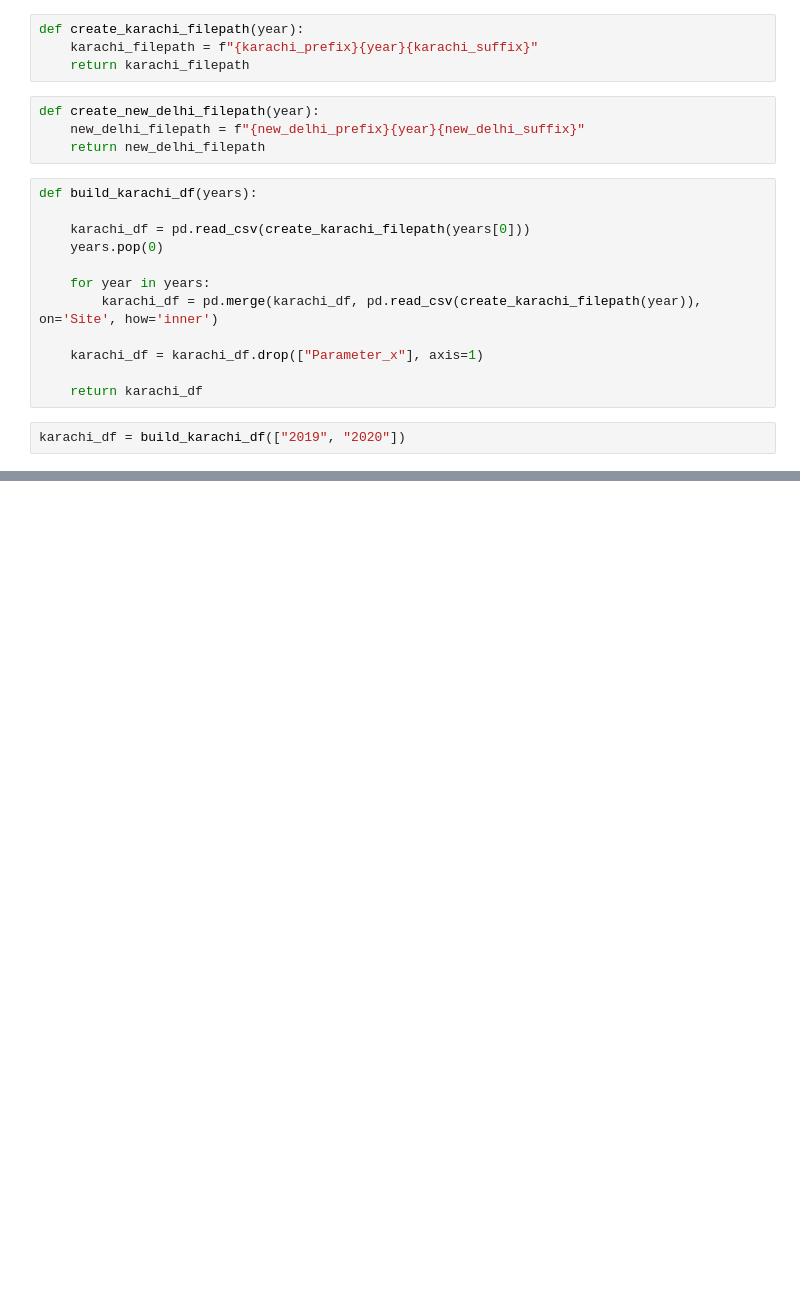
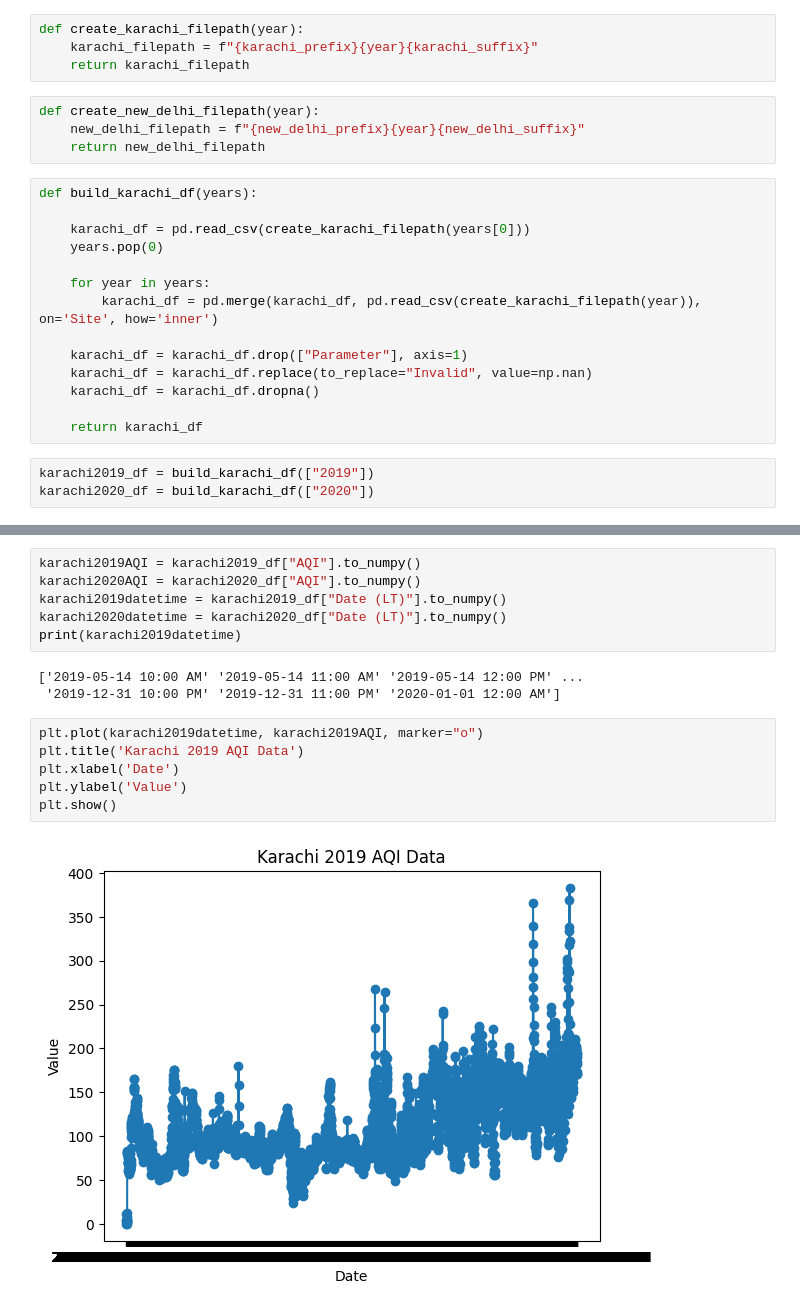
Before and after one commit to SaucyBoi21/PUBP-3042-Code, a Jupyter notebook: Final/models/dd.ipynb, the cells around one changed output, grey strips where cells are left out. Cells and saved outputs as stored; diff of their text form; blank space fills up the shorter version.

```diff
--- a/Final/models/dd.ipynb
+++ b/Final/models/dd.ipynb
@@ -24,8 +24,11 @@ def build_karachi_df(years):
     for year in years:
         karachi_df = pd.merge(karachi_df, pd.read_csv(create_karachi_filepath(year)), on='Site', how='inner')
 
-    karachi_df = karachi_df.drop(["Parameter_x"], axis=1)
+    karachi_df = karachi_df.drop(["Parameter"], axis=1)
+    karachi_df = karachi_df.replace(to_replace="Invalid", value=np.nan)
+    karachi_df = karachi_df.dropna()
 
     return karachi_df
 # %%
-karachi_df = build_karachi_df(["2019", "2020"])
+karachi2019_df = build_karachi_df(["2019"])
+karachi2020_df = build_karachi_df(["2020"])
@@ -43,0 +53,17 @@ karachi_df.head()
+# %%
+karachi2019AQI = karachi2019_df["AQI"].to_numpy()
+karachi2020AQI = karachi2020_df["AQI"].to_numpy()
+karachi2019datetime = karachi2019_df["Date (LT)"].to_numpy()
+karachi2020datetime = karachi2020_df["Date (LT)"].to_numpy()
+print(karachi2019datetime)
+# %% [output]
+['2019-05-14 10:00 AM' '2019-05-14 11:00 AM' '2019-05-14 12:00 PM' ...
+ '2019-12-31 10:00 PM' '2019-12-31 11:00 PM' '2020-01-01 12:00 AM']
+# %%
+plt.plot(karachi2019datetime, karachi2019AQI, marker="o")
+plt.title('Karachi 2019 AQI Data')
+plt.xlabel('Date')
+plt.ylabel('Value')
+plt.show()
+# %% [output]
+[figure, added]
```
Also changed, not shown: parts of 4 cells of this notebook.
